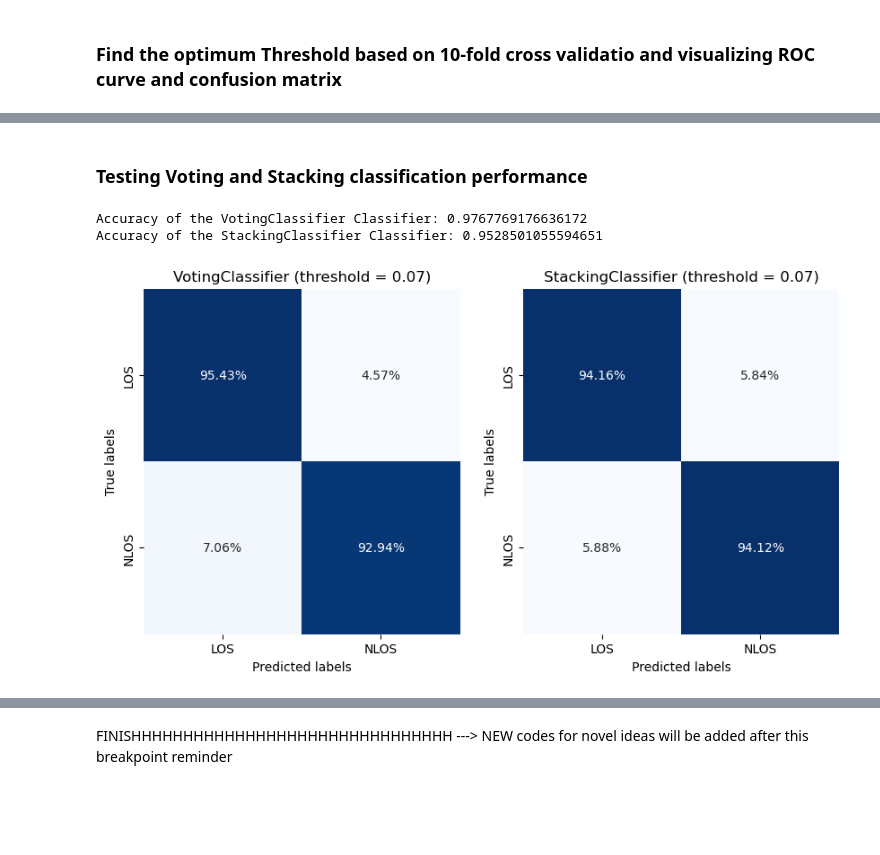
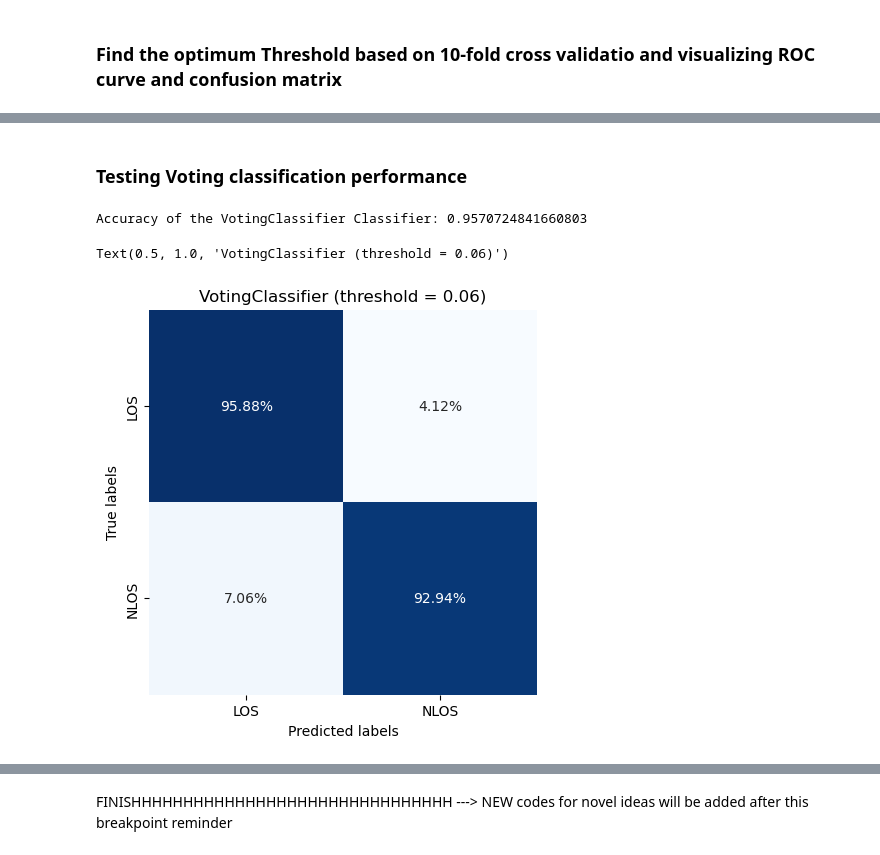
Before and after one commit to hamedtea/thesis, a Jupyter notebook: Feature_based_ML_model.ipynb, the cells around one changed output, grey strips where cells are left out. Cells and saved outputs as stored; diff of their text form; code cells hidden in the pictures; blank space fills up the shorter version.

```diff
--- a/Feature_based_ML_model.ipynb
+++ b/Feature_based_ML_model.ipynb
@@ -6,13 +8,27 @@ import time
 ## Reading Features
 # %%
 #PRS = np.load('PRS.npy')
-FE = np.load('FE.npy')
+FE = np.load('FE_SNR_10.npy')
+FE = np.squeeze(FE) # FE is mbuild as a list, squeeze to reduce the first dimention of 1
 labels = np.load('LOS.npy')
 #cor = np.load('cor.npy')
 #RX = np.load('RX_time.npy')
 #RX = np.stack((np.abs(RX), np.angle(RX)), axis = -2)
 #print(f'RX shape = {RX.shape}\ncorrelation shape = {cor.shape}\nstatistical feature shape = {FE.shape},\nLOS = {np.unique(labels, return_counts=True)}')
+
 print(f'statistical feature shape = {FE.shape},\nLOS/NLOS labels = {np.unique(labels, return_counts=True)}')
+unique_labels, counts = np.unique(labels, return_counts=True)
+class_names = ['LOS', 'NLOS']
+percentage = (counts / len(labels)) * 100
+
+fig, ax = plt.subplots()
+bars = ax.bar(unique_labels, percentage, color=['blue', 'orange'])
+plt.xlabel('Label')
+plt.ylabel('percentage')
+plt.title('Distribution of Labels')
+plt.xticks(unique_labels, class_names)  # Replace with your actual label names
+ax.bar_label(bars, label_type='edge')
+plt.show()
 # %% [output]
 statistical feature shape = (7102, 5, 6),
 LOS/NLOS labels = (array([0, 1]), array([6677,  425]))
@@ -287,11 +305,15 @@ estimator_params = {
     'LogisticRegression': {
         'estimator__class_weight' : [None, 'balanced', {0: 1, 1: 2}, {0: 0.5, 1: 1}],
         'estimator__C': [0.001, 0.01, 0.1, 1.0, 10.0, 100.0],
+        'estimator__max_iter':[200] #increase number of iteration to converge
         #'estimator__solver': ['lbfgs', 'liblinear'],
         #'estimator__max_iter': [100, 200, 500, 1000],
     },
     'SGDClassifier': {
         'estimator__loss': ['modified_huber'],
+        #other loss functions leads to a classifier that is already investigated in this code,
+        # e.g. log_loss == logistic regression
+        # modified_huber is a probabilistic estimator with tolerance to outliers
         'estimator__alpha': [0.001, 0.01, 0.1, 0.2],
         #'estimator__class_weight' : [None, 'balanced', {0: 1, 1: 2}, {0: 0.5, 1: 1}],
         #'estimator__max_iter': [int(np.ceil(10**6 / X_train.shape[0]))],
@@ -624,29 +645,31 @@ for ax_idx, pipeline in enumerate(top_pipelines):
 # %% [markdown]
-### Testing Voting and Stacking classification performance
+### Testing Voting classification performance
 # %%
 estimators = [('pipe' + str(i+1), top_pipelines[i]) for i in range(9)]
-integrated_classifier = [VotingClassifier(estimators= estimators, voting='soft'),
-                         StackingClassifier(estimators=estimators[:], final_estimator=top_pipelines[2].named_steps['estimator'])]
+#integrated_classifier = [VotingClassifier(estimators= estimators, voting='soft'),
+#                         StackingClassifier(estimators=estimators[:], final_estimator=top_pipelines[2].named_steps['estimator'])]
 
-fig, ax = plt.subplots(nrows=1, ncols=2, figsize=(10, 5))
-for ax_idx, estimator in enumerate(integrated_classifier):
-    estimator.fit(X_train, y_train)
+#for ax_idx, estimator in enumerate(integrated_classifier):
+vc = VotingClassifier(estimators= estimators, voting='soft')
+vc.fit(X_train, y_train)
 
-    accuracy = accuracy_score(y_test, y_pred)
-    print(f"Accuracy of the {estimator.__class__.__name__} Classifier:", accuracy)
 
-    y_prob = estimator.predict_proba(X_test)
-    fpr, tpr, thresholds = roc_curve(y_test, y_prob[:,1], drop_intermediate = True)
-    optimal_threshold_index = np.argmax(tpr - fpr)
-    optimal_threshold = thresholds[optimal_threshold_index]
+y_prob = vc.predict_proba(X_test)
+fpr, tpr, thresholds = roc_curve(y_test, y_prob[:,1], drop_intermediate = True)
+optimal_threshold_index = np.argmax(tpr - fpr)
+optimal_threshold = thresholds[optimal_threshold_index]
 
-    y_pred = (y_prob[:, 1] >= optimal_threshold).astype(int)  # Assuming binary classification
-    cm = confusion_matrix(y_test, y_pred, normalize = 'true')
-    sns.heatmap(cm, annot=True,  cbar = False, cmap="Blues", fmt=".2%", xticklabels=class_names, yticklabels=class_names, ax = ax[ax_idx])
-    ax[ax_idx].set_xlabel("Predicted labels")
-    ax[ax_idx].set_ylabel("True labels")
-    ax[ax_idx].set_title(f'{estimator.__class__.__name__} (threshold = {custom_threshold:.2f})')
+y_pred = (y_prob[:, 1] >= optimal_threshold).astype(int)  # Assuming binary classification
+accuracy = accuracy_score(y_test, y_pred)
+print(f"Accuracy of the {vc.__class__.__name__} Classifier:", accuracy)
+cm = confusion_matrix(y_test, y_pred, normalize = 'true')
+
+fig, ax = plt.subplots(nrows=1, ncols=1, figsize=(5, 5))
+sns.heatmap(cm, annot=True,  cbar = False, cmap="Blues", fmt=".2%", xticklabels=class_names, yticklabels=class_names, ax = ax)
+ax.set_xlabel("Predicted labels")
+ax.set_ylabel("True labels")
+ax.set_title(f'{vc.__class__.__name__} (threshold = {custom_threshold:.2f})')
 # %% [output]
-Accuracy of the VotingClassifier Classifier: 0.9767769176636172
-Accuracy of the StackingClassifier Classifier: 0.9528501055594651
+Accuracy of the VotingClassifier Classifier: 0.9570724841660803
+Text(0.5, 1.0, 'VotingClassifier (threshold = 0.06)')
-[figure, old version]
+[figure, new version]
```
Also changed, not shown: parts of 21 cells of this notebook, 2 other files.
